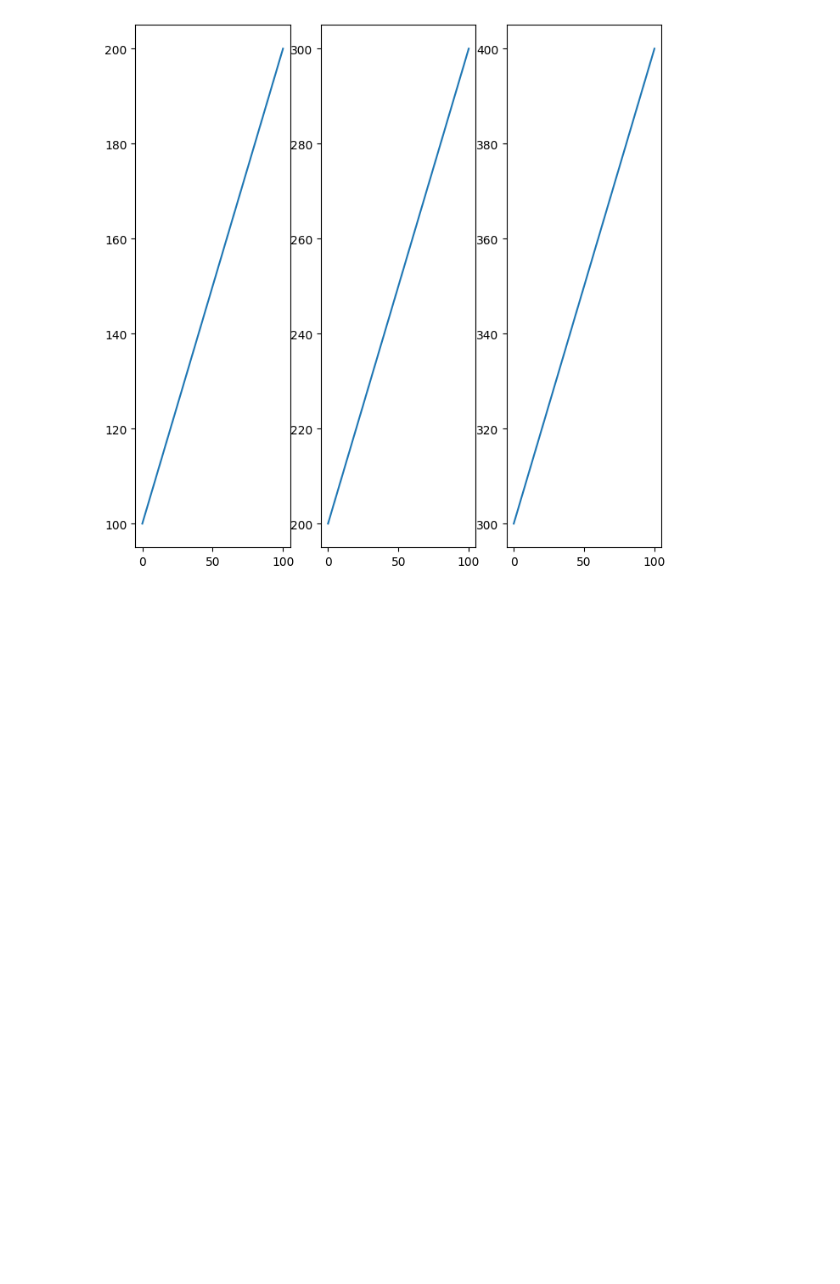
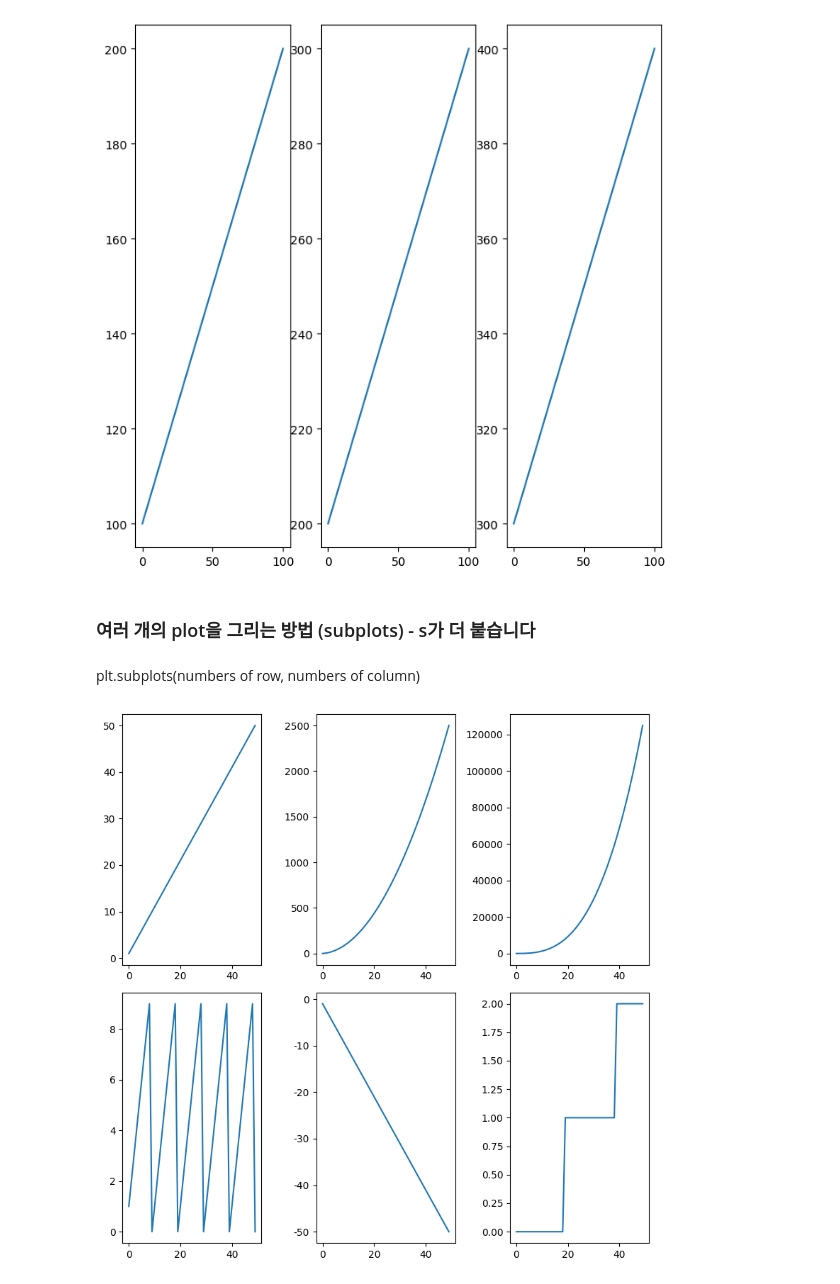
Before and after one commit to jsh112/vs_code_c, a Jupyter notebook: SKADA/DataAnlaysis_Basic/09_Visualization of Matplotlib/cds_exercise_09.ipynb, the cells around one changed output. Saved outputs shown, nothing was run; the diff lists cells and outputs as text; code cells hidden in the pictures; blank space fills up the shorter version.

```diff
--- a/SKADA/DataAnlaysis_Basic/09_Visualization of Matplotlib/cds_exercise_09.ipynb
+++ b/SKADA/DataAnlaysis_Basic/09_Visualization of Matplotlib/cds_exercise_09.ipynb
@@ -106,3 +106,25 @@ plt.plot(data3)
 # %% [output]
 [<matplotlib.lines.Line2D at 0x...>]
 [figure]
+# %% [markdown]
+### 여러 개의 plot을 그리는 방법 (subplots) - s가 더 붙습니다
+# %% [markdown]
+plt.subplots(numbers of row, numbers of column)
+# %%
+data = np.arange(1, 51)
+# create the data
+
+# plot
+fig, axes = plt.subplots(2, 3)
+
+axes[0, 0].plot(data)
+axes[0, 1].plot(data * data)
+axes[0, 2].plot(data ** 3)
+axes[1, 0].plot(data % 10)
+axes[1, 1].plot(-data)
+axes[1, 2].plot(data // 20)
+
+plt.tight_layout()
+plt.show()
+# %% [output]
+[figure, added]
```
Also changed, not shown: parts of 22 cells of this notebook, 1 other file.
